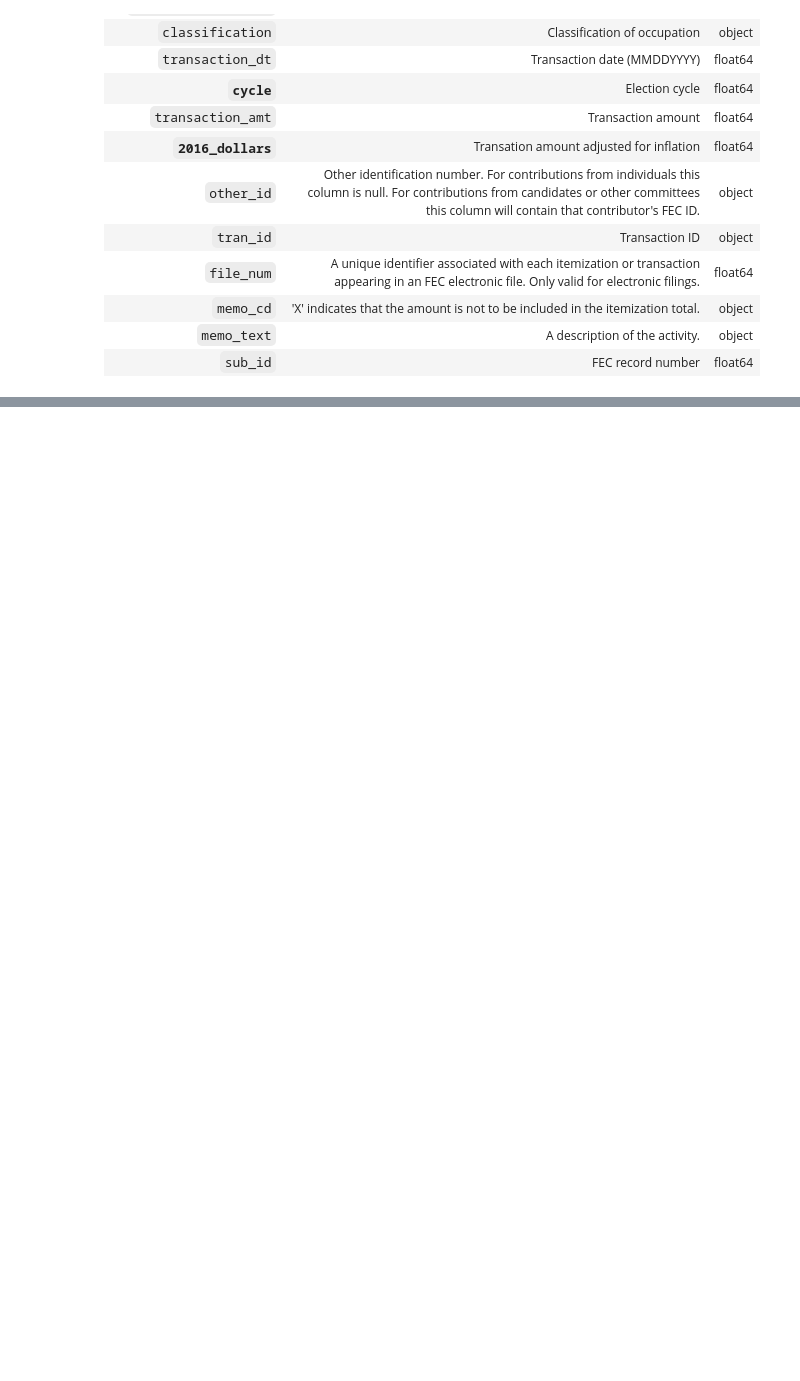
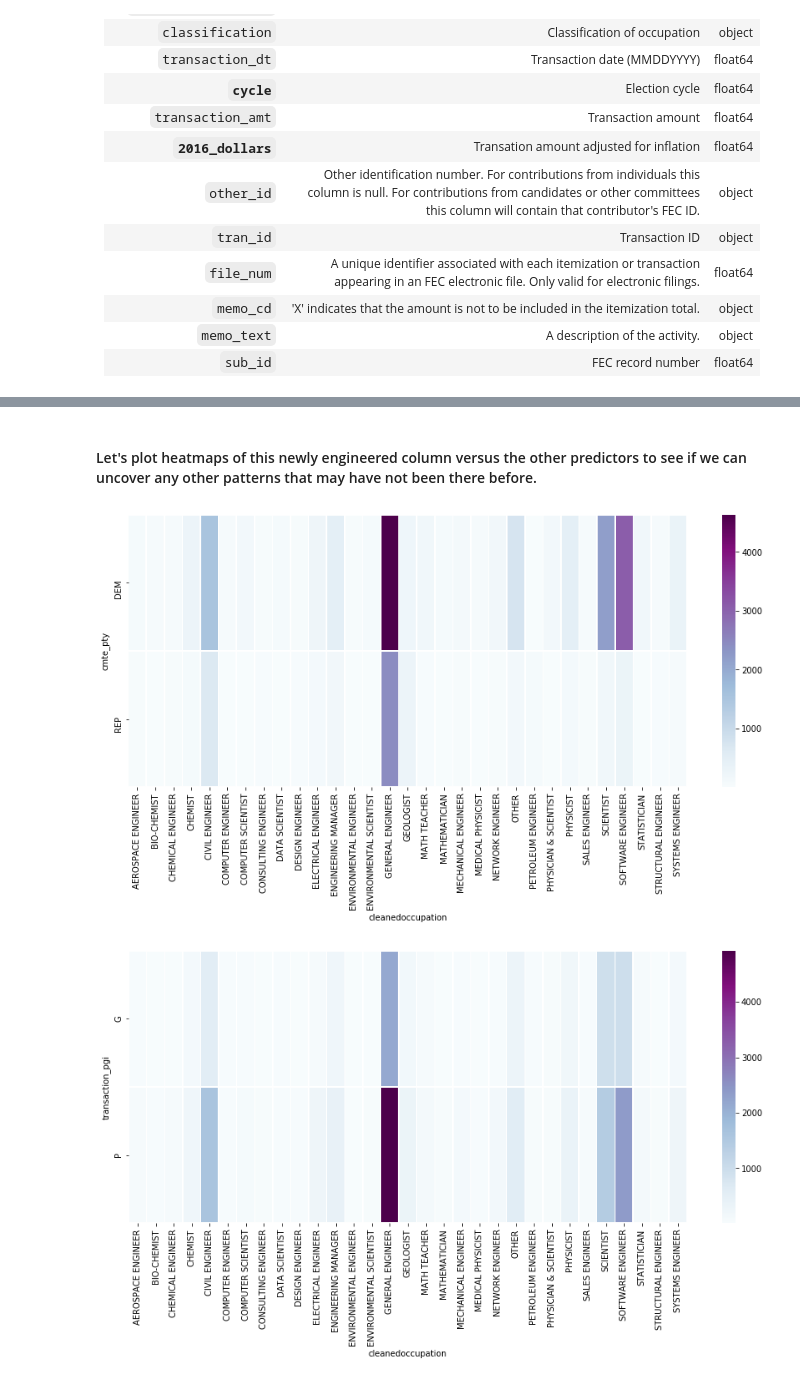
Before and after one commit to alyssapacleb/DataAnalytics, a Jupyter notebook: Finalntbk_MLPClf_Ryan.ipynb, the cells around one changed output, grey strips where cells are left out. Saved outputs shown, nothing was run; the diff lists cells and outputs as text; code cells hidden in the pictures; blank space fills up the shorter version.

```diff
--- a/Finalntbk_MLPClf_Ryan.ipynb
+++ b/Finalntbk_MLPClf_Ryan.ipynb
@@ -536,0 +307,3 @@ Out[29].mean()
+# %%
+# reset
+df = copy.copy()
@@ -536,0 +313,39 @@ Out[29].mean()
+# %%
+# experimental: try with tfidf + cosine similarity
+# again, we are attempting to relabel entries in the cleanedoccupation column
+# with 1 of the 30 or so most common values
+from sklearn.feature_extraction.text import TfidfVectorizer
+from sklearn.metrics.pairwise import cosine_similarity
+
+occs = np.sort(df['cleanedoccupation'].unique())
+malformed = np.sort(df.loc[~df['cleanedoccupation'].isin(valid_occs), 'cleanedoccupation'].unique())
+valid = np.sort(df.loc[df['cleanedoccupation'].isin(valid_occs), 'cleanedoccupation'].unique())
+
+vectorizer = TfidfVectorizer()
+corp = vectorizer.fit_transform(occs).todense()
+# rows: occ, cols: tfidf scores on the parsed tokens/terms
+replace = {}
+num_others = 0
+i = 0
+for occ in malformed:
+    X = vectorizer.transform(valid)
+    y = vectorizer.transform([occ])
+    sims = cosine_similarity(X, Y=y).flatten()
+    # if we can't match a non-top 30 to any of the top 30 well, just give it the label 'OTHER'
+    other_cutoff = 0.0125
+    best_pred_idx = np.argmax(sims)
+    if np.max(sims) > other_cutoff:
+        pred = valid[best_pred_idx]
+    else:
+        pred = 'OTHER'
+        num_others += 1
+    replace[occ] = pred
+    if i % 100 == 0: print(f'Example: Occupation {occ} is predicted to be {pred}')
+    i += 1
+print(f'Unable to classify: {num_others}')
+
+# write the predictions to preview them
+# with open('./preds.txt', 'a+') as fi:
+    # fi.write(f'{occ} predicted: {pred}\n'
+
+df['cleanedoccupation'] = df['cleanedoccupation'].replace(replace)
@@ -536,0 +401,8 @@ Out[29].mean()
+# %% [markdown]
+#### Let's plot heatmaps of this newly engineered column versus the other predictors to see if we can uncover any other patterns that may have not been there before.
+# %%
+# replot the heatmap
+hmap(df.assign(**{'2016_dollars':bins}), fixed_feature='cleanedoccupation')
+# %% [output]
+[figure, added]
+[figure, added]
```
Also changed, not shown: parts of 79 cells of this notebook, 2 other files.
